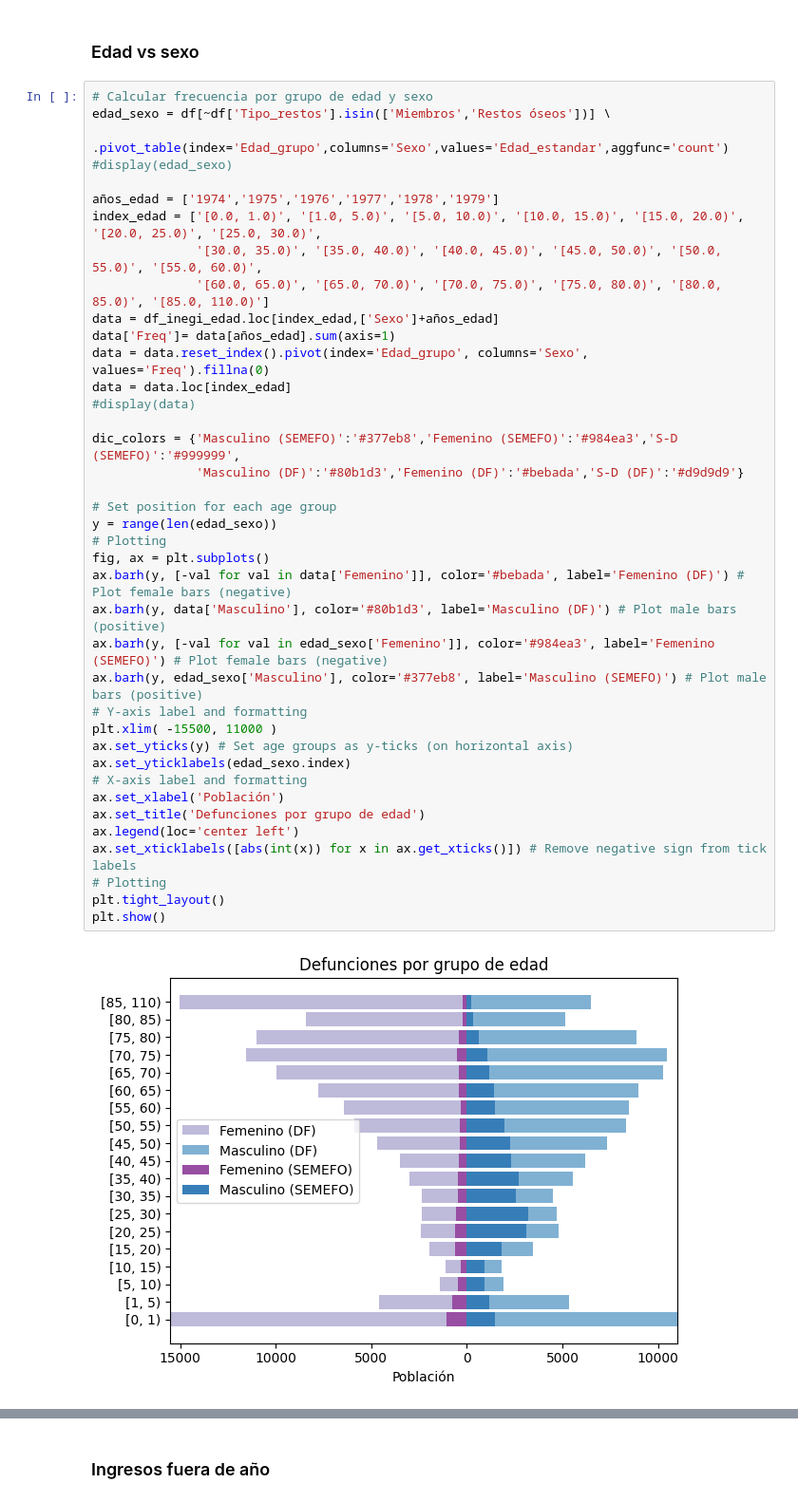
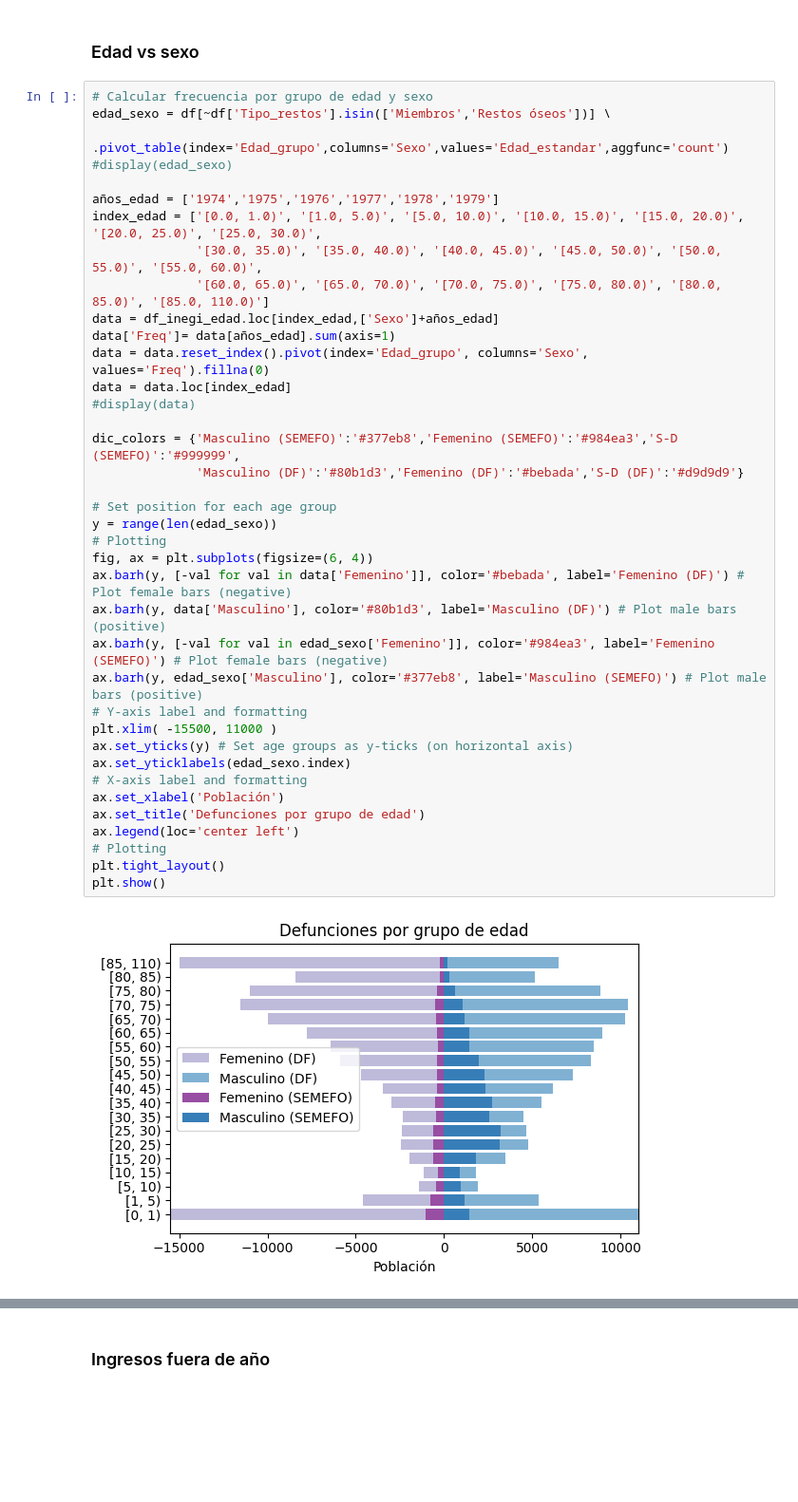
Before and after one commit to mar-esther23/SEMEFO_busqueda, a Jupyter notebook: HBO_analisis.ipynb, the cells around one changed output, grey strips where cells are left out. Shown at 95% size. Cells and saved outputs as stored; diff of their text form; blank space fills up the shorter version.

```diff
--- a/HBO_analisis.ipynb
+++ b/HBO_analisis.ipynb
@@ -400,36 +406,35 @@ index_edad = ['[0.0, 1.0)', '[1.0, 5.0)', '[5.0, 10.0)', '[10.0, 15.0)', '[15.0,
               '[30.0, 35.0)', '[35.0, 40.0)', '[40.0, 45.0)', '[45.0, 50.0)', '[50.0, 55.0)', '[55.0, 60.0)',
               '[60.0, 65.0)', '[65.0, 70.0)', '[70.0, 75.0)', '[75.0, 80.0)', '[80.0, 85.0)', '[85.0, 110.0)']
 data = df_inegi_edad.loc[index_edad,['Sexo']+años_edad]
 data['Freq']= data[años_edad].sum(axis=1)
 data = data.reset_index().pivot(index='Edad_grupo', columns='Sexo', values='Freq').fillna(0)
 data = data.loc[index_edad]
 #display(data)
 
 dic_colors = {'Masculino (SEMEFO)':'#377eb8','Femenino (SEMEFO)':'#984ea3','S-D (SEMEFO)':'#999999',
               'Masculino (DF)':'#80b1d3','Femenino (DF)':'#bebada','S-D (DF)':'#d9d9d9'}
 
 # Set position for each age group
 y = range(len(edad_sexo))
 # Plotting
-fig, ax = plt.subplots()
+fig, ax = plt.subplots(figsize=(6, 4))
 ax.barh(y, [-val for val in data['Femenino']], color='#bebada', label='Femenino (DF)') # Plot female bars (negative)
 ax.barh(y, data['Masculino'], color='#80b1d3', label='Masculino (DF)') # Plot male bars (positive)
 ax.barh(y, [-val for val in edad_sexo['Femenino']], color='#984ea3', label='Femenino (SEMEFO)') # Plot female bars (negative)
 ax.barh(y, edad_sexo['Masculino'], color='#377eb8', label='Masculino (SEMEFO)') # Plot male bars (positive)
 # Y-axis label and formatting
 plt.xlim( -15500, 11000 )
 ax.set_yticks(y) # Set age groups as y-ticks (on horizontal axis)
 ax.set_yticklabels(edad_sexo.index)
 # X-axis label and formatting
 ax.set_xlabel('Población')
 ax.set_title('Defunciones por grupo de edad')
 ax.legend(loc='center left')
-ax.set_xticklabels([abs(int(x)) for x in ax.get_xticks()]) # Remove negative sign from tick labels
 # Plotting
 plt.tight_layout()
 plt.show()
 # %% [output]
-[figure, old version]
+[figure, new version]
 # %% [markdown]
 ## Fecha
 'Fecha_transcrito',
```
Also changed, not shown: parts of 30 cells of this notebook, 1 other file.
